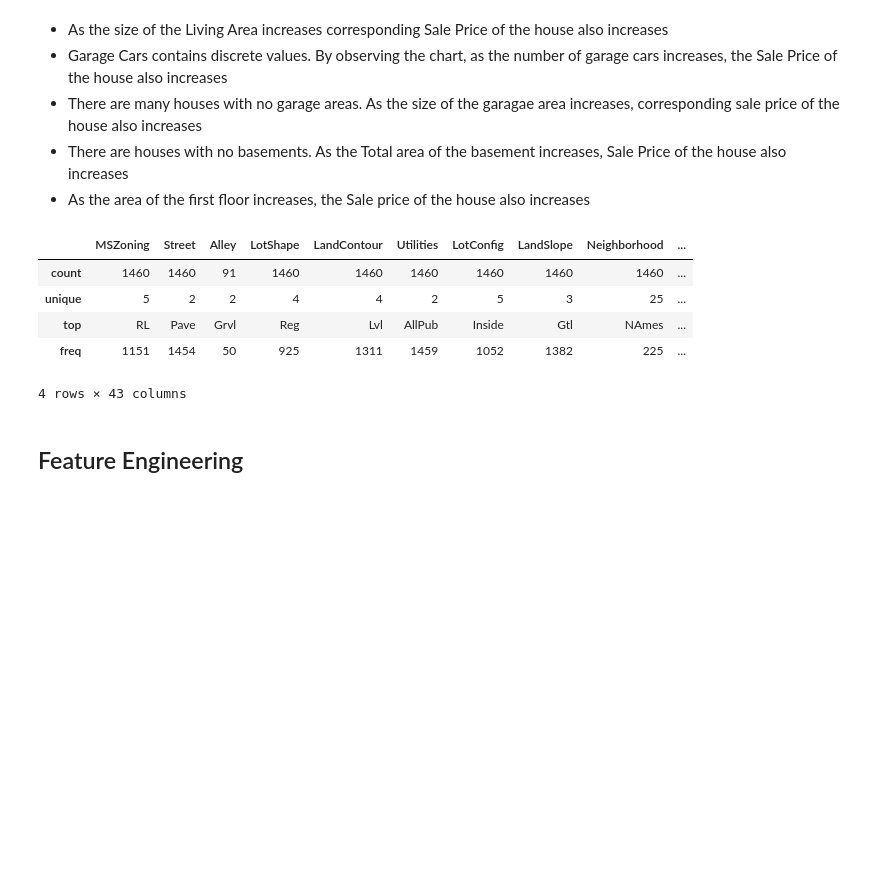
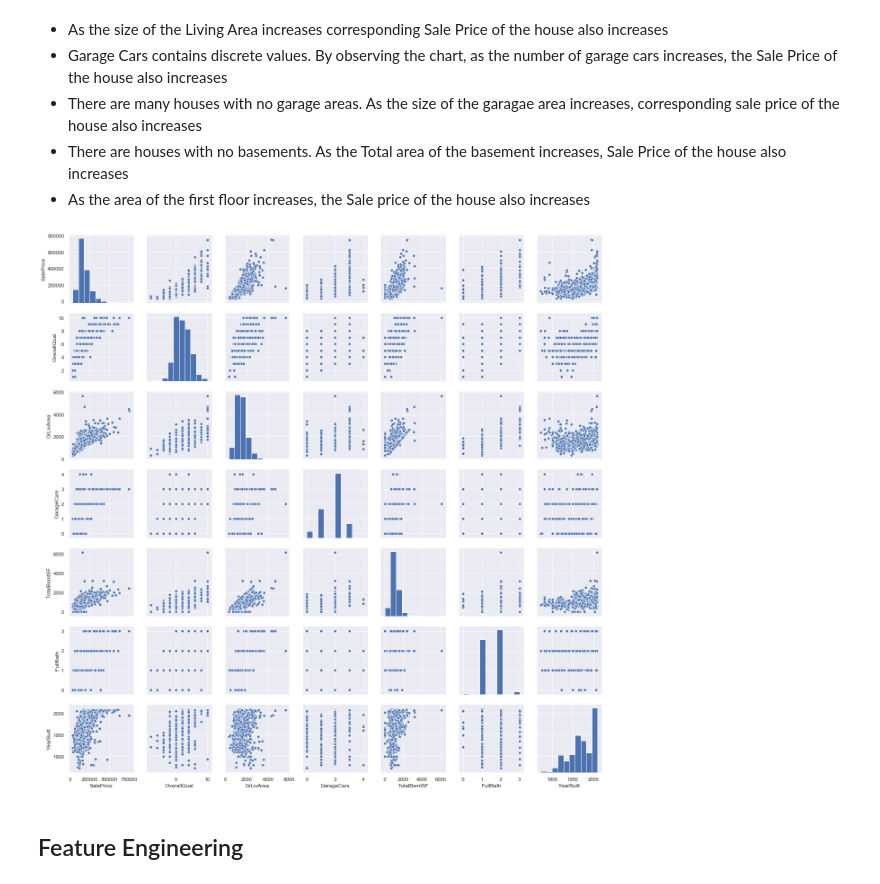
Before and after one commit to LakshanKarunathilake/ML-Kaggle-Competition, a Jupyter notebook: House Price Prediction.ipynb, the cells around one changed output. Cells and saved outputs as stored; diff of their text form; code cells hidden in the pictures; blank space fills up the shorter version.

```diff
--- a/House Price Prediction.ipynb
+++ b/House Price Prediction.ipynb
@@ -293,16 +282,15 @@ plt.show()
 - There are many houses with no garage areas. As the size of the garagae area increases, corresponding sale price of the house also increases
 - There are houses with no basements. As the Total area of the basement increases, Sale Price of the house also increases
 - As the area of the first floor increases, the Sale price of the house also increases
-# %%
-numerical=df.select_dtypes(exclude=[np.number])
-numerical.describe()
-# %% [output]
-|  | MSZoning | Street | Alley | LotShape | LandContour | Utilities | LotConfig | LandSlope | Neighborhood | ... |
-| count | 1460 | 1460 | 91 | 1460 | 1460 | 1460 | 1460 | 1460 | 1460 | ... |
-| unique | 5 | 2 | 2 | 4 | 4 | 2 | 5 | 3 | 25 | ... |
-| top | RL | Pave | Grvl | Reg | Lvl | AllPub | Inside | Gtl | NAmes | ... |
-| freq | 1151 | 1454 | 50 | 925 | 1311 | 1459 | 1052 | 1382 | 225 | ... |
-4 rows × 43 columns
+# %%
+# Scatter plots between 'SalePrice' and correlated variables
+
+sns.set()
+cols = ['SalePrice', 'OverallQual', 'GrLivArea', 'GarageCars', 'TotalBsmtSF', 'FullBath', 'YearBuilt']
+sns.pairplot(df[cols], size = 2.5)
+plt.show();
+# %% [output]
+[figure, added]
 # %% [markdown]
 ## Feature Engineering
 # %%
```
Also changed, not shown: parts of 43 cells of this notebook.
